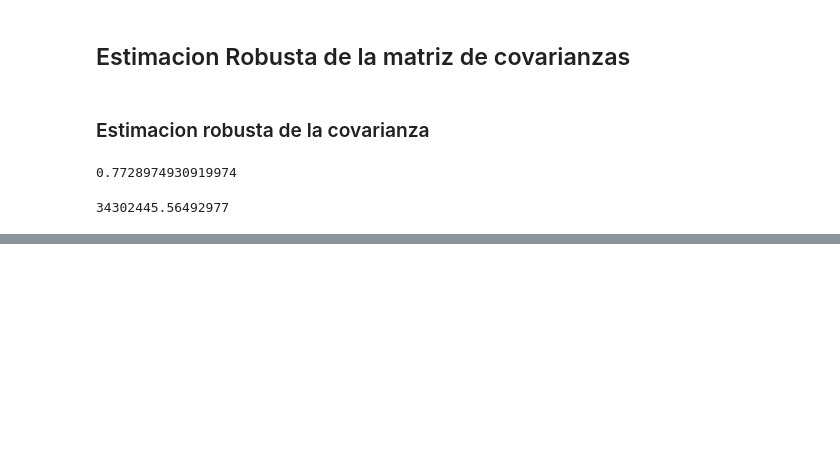
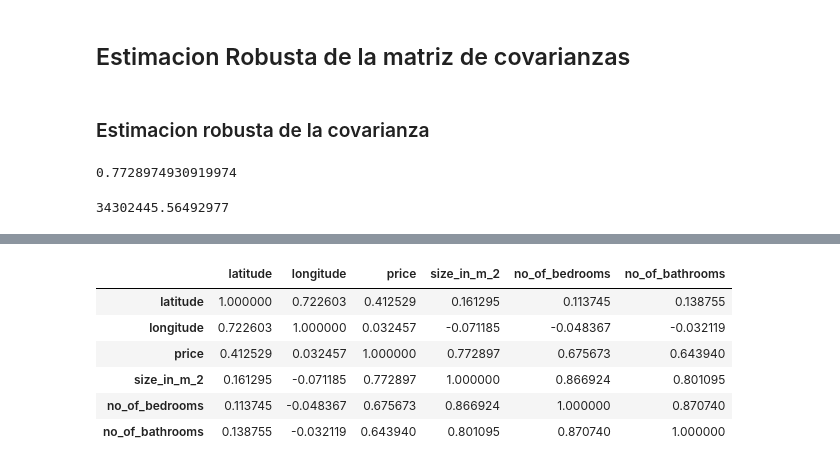
Before and after one commit to FabioScielzoOrtiz/Estadistica4all.github.io, a Jupyter notebook: Notebooks/Statistical Distances/Distancias Estadisticas (new).ipynb, the cells around one changed output, grey strips where cells are left out. Drawn from its saved outputs; the diff is of its cells as text; code cells hidden in the pictures; blank space fills up the shorter version.

```diff
--- a/Notebooks/Statistical Distances/Distancias Estadisticas (new).ipynb
+++ b/Notebooks/Statistical Distances/Distancias Estadisticas (new).ipynb
@@ -2273,0 +2411,12 @@ def robust_covariance_matrix(Data, Method, alpha):
+# %%
+robust_corr_matrix = robust_correlation_matrix(Data=Data_quant, Method='trimmed variance', alpha=0.1)
+# %%
+robust_corr_matrix
+# %% [output]
+|  | latitude | longitude | price | size_in_m_2 | no_of_bedrooms | no_of_bathrooms |
+| latitude | 1.000000 | 0.722603 | 0.412529 | 0.161295 | 0.113745 | 0.138755 |
+| longitude | 0.722603 | 1.000000 | 0.032457 | -0.071185 | -0.048367 | -0.032119 |
+| price | 0.412529 | 0.032457 | 1.000000 | 0.772897 | 0.675673 | 0.643940 |
+| size_in_m_2 | 0.161295 | -0.071185 | 0.772897 | 1.000000 | 0.866924 | 0.801095 |
+| no_of_bedrooms | 0.113745 | -0.048367 | 0.675673 | 0.866924 | 1.000000 | 0.870740 |
+| no_of_bathrooms | 0.138755 | -0.032119 | 0.643940 | 0.801095 | 0.870740 | 1.000000 |
```
Also changed, not shown: parts of 21 cells of this notebook.
